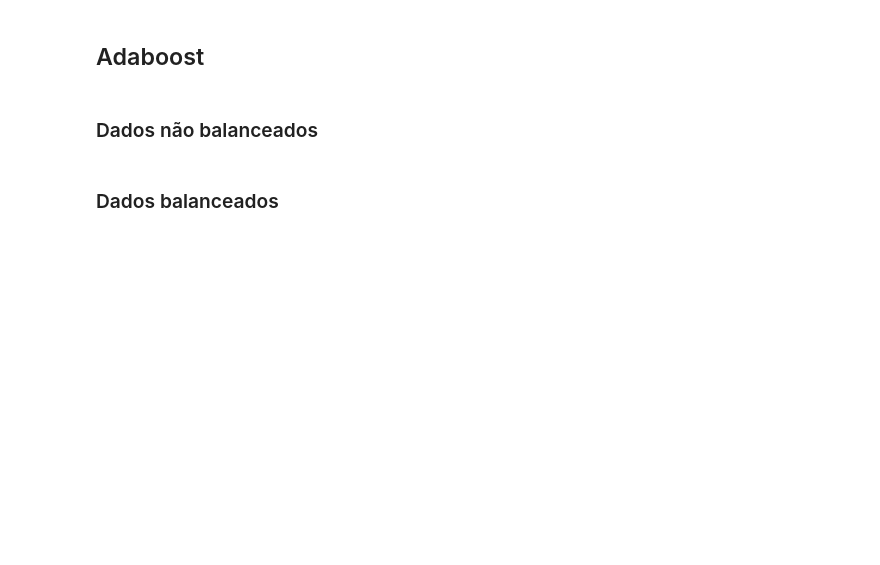
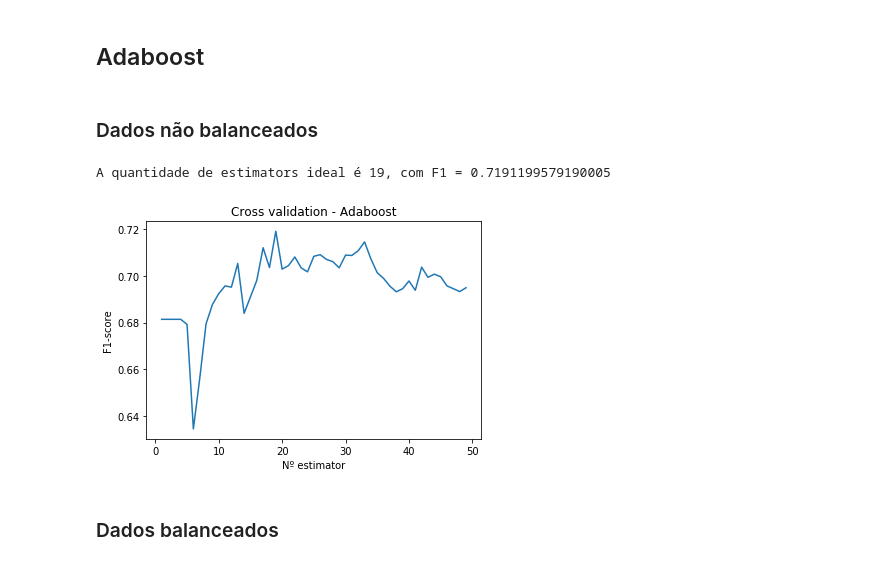
Before and after one commit to RenatoEly/aprendizagemDeMaquina, a Jupyter notebook: Ex4/previsao_deputados.ipynb, the cells around one changed output. Drawn from its saved outputs; the diff is of its cells as text; code cells hidden in the pictures; blank space fills up the shorter version.

```diff
--- a/Ex4/previsao_deputados.ipynb
+++ b/Ex4/previsao_deputados.ipynb
@@ -288,14 +292,16 @@ O F1 do modelo para todos os dados é 0.8067436368407243
 # %%
-estimators = np.arange(1,50,1).tolist()
-cv_adaBoost =  [cv_report(AdaBoostClassifier(algorithm="SAMME.R", n_estimators=estimator)).mean()
+cv_adaBoostUnbalanced =  [cv_report(AdaBoostClassifier(algorithm="SAMME.R", n_estimators=estimator), treino_X, treino_Y, 5).mean()
             for estimator in estimators]
 
-cv_adaBoost = pd.Series(cv_adaBoost, index = estimators)
+cv_adaBoostUnbalanced = pd.Series(cv_adaBoostUnbalanced, index = estimators)
 
-cv_ada.plot(title = "Cross validation - Adaboost")
+cv_adaBoostUnbalanced.plot(title = "Cross validation - Adaboost")
 plt.xlabel("Nº estimator")
 plt.ylabel("F1-score")
-print("A quantidade de estimators ideal é {0}, com F1 = {1}".format(cv_ada.idxmax(), cv_ada.max()))
+print("A quantidade de estimators ideal é {0}, com F1 = {1}".format(cv_adaBoostUnbalanced.idxmax(), cv_adaBoostUnbalanced.max()))
+# %% [output]
+A quantidade de estimators ideal é 19, com F1 = 0.7191199579190005
+[figure, added]
 # %% [markdown]
 ### Dados balanceados
 # %%
```
Also changed, not shown: parts of 40 cells of this notebook, 1 other file.
